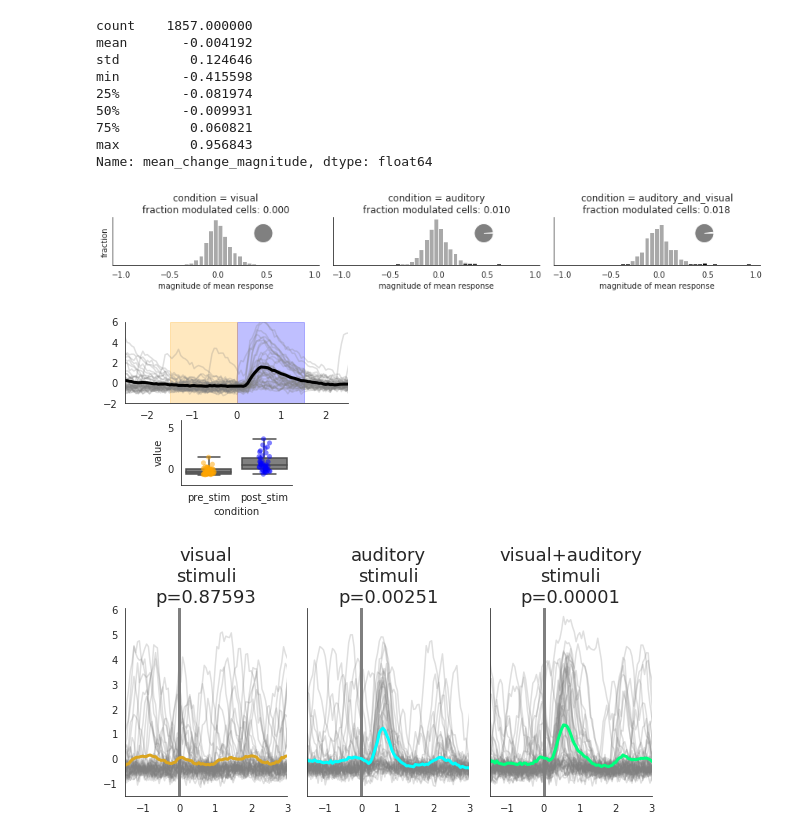
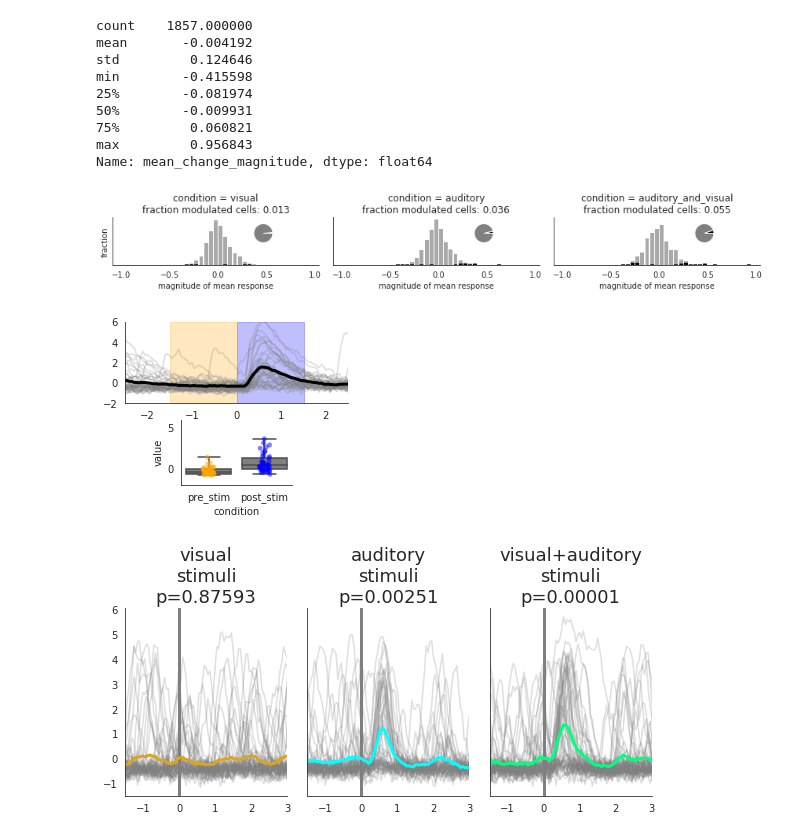
Before and after one commit to AllenInstitute/claustrum_imaging_manuscript, a Jupyter notebook: figure_2/fig2.ipynb, the cells around one changed output. Saved outputs shown, nothing was run; the diff lists cells and outputs as text; code cells hidden in the pictures.

Commit message:
updates to figure 1 notebook
Former-commit-id: 6e0640bef58243b1ee261c9a72ff819f2b00717f

```diff
--- a/figure_2/fig2.ipynb
+++ b/figure_2/fig2.ipynb
@@ -322,7 +322,7 @@ for cell_id in ['C009','C010','C012','C006']:
 # %% [markdown]
 ## what is the overall fraction of responsive cells?
 # %%
-significance_level = 0.01
+significance_level = 0.05
 
 for mouse_id in mice:
     session[mouse_id].responsive_cells = {}
@@ -416,35 +416,35 @@ def plot_mod_index_hist(index_vals, significant, ax, bin_edges=np.arange(-1,1,0.
     significant (array of bool): whether each index val is significant or not
     '''
 
     ax.hist([index_vals[significant],index_vals[~significant]],
              color=['k','darkgrey'], edgecolor='None', stacked=True,
              bins=bin_edges, rwidth=0.8, normed=True)
 
-significance_threshold = 0.01
+significance_threshold = 0.05
 fig,ax=plt.subplots(1,3,figsize=(12,2),sharex=True, sharey=True)
 for ii,condition in enumerate(['visual','auditory','auditory_and_visual']):
     magnitude = responsiveness_summary_all.query('condition == @condition')['mean_change_magnitude']
     significant = responsiveness_summary_all.query('condition == @condition')['p-value_on_means'] < significance_threshold
     plot_mod_index_hist(
         magnitude,
         significant,
         ax[ii]
     )
     axins = inset_axes(ax[ii], width="50%", height="50%", loc=1)
 
     axins.pie(
         [significant.sum(),len(significant)-significant.sum()],
         colors=['black','gray'],
         labels=['','']
     )
     ax[ii].set_title('condition = {}\nfraction modulated cells: {:0.3f}'.format(condition,significant.mean()))
     ax[ii].set_xlabel('magnitude of mean response')
     ax[ii].set_yticks([])
 ax[0].set_ylabel('fraction')
 sns.despine()
 fig.tight_layout()
 # %% [output]
-[figure, old version]
+[figure, new version]
 # %%
 save_fig = False
 fig=plt.figure(figsize=(4,3))
@@ -502,7 +502,7 @@ fig.tight_layout()
 if save_fig:
     vbp.save_figure(fig,fname=os.path.join(savepath,'responsiveness_example'),formats=['.png','.pdf'])
 # %% [output]
-[figure, old version]
+[figure, new version]
 # %%
 def plot_all(sess,cell_id):
 
```
Also changed, not shown: parts of 1 cell of this notebook, 7 other files.
